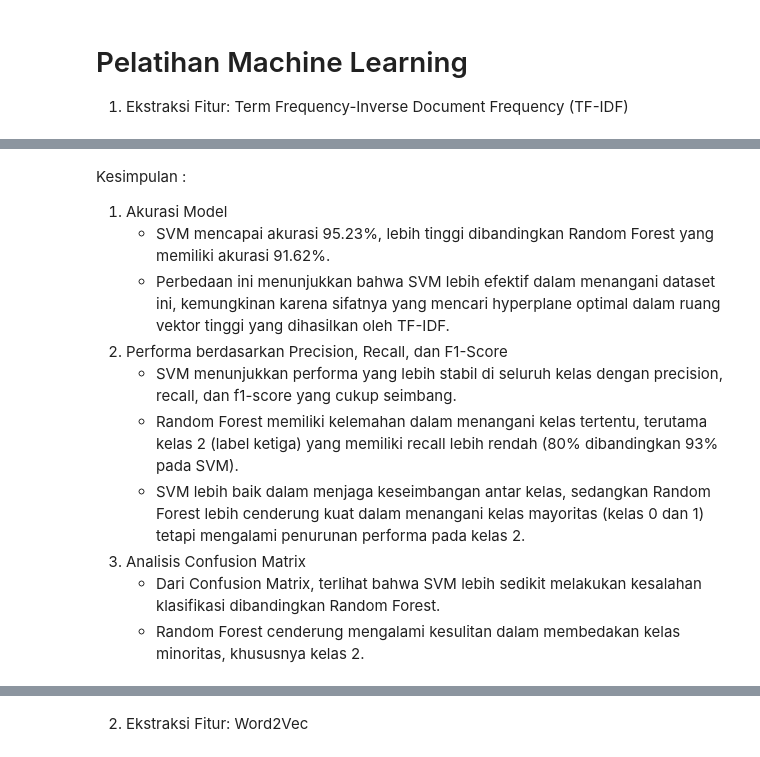
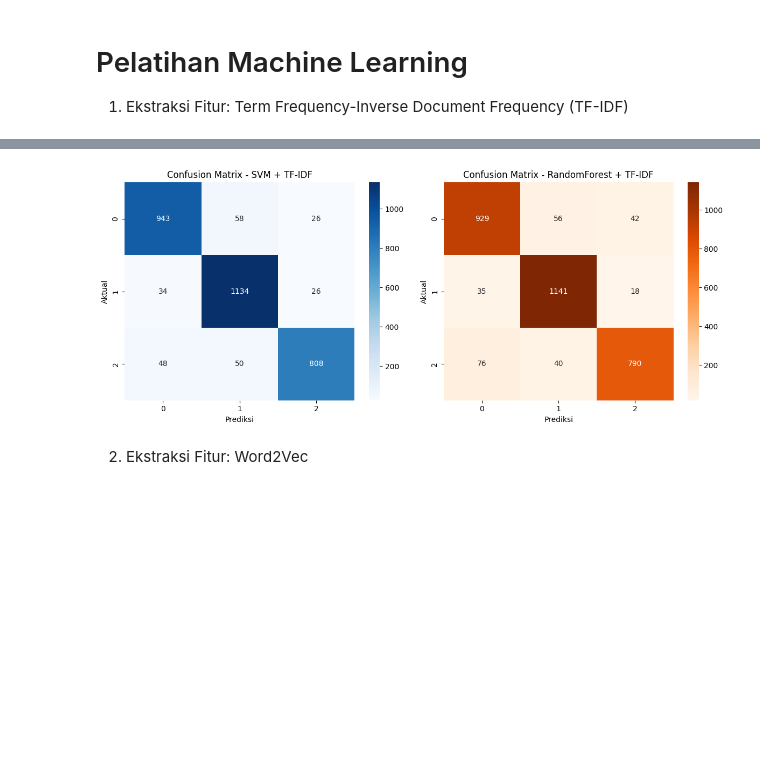
Before and after one commit to esnanta/data-analysis-sentiment-mypertamina, a Jupyter notebook: data_analysis_sentiment_mypertamina.ipynb, the cells around one changed output, grey strips where cells are left out. Cells and saved outputs as stored; diff of their text form; code cells hidden in the pictures; blank space fills up the shorter version.

```diff
--- a/data_analysis_sentiment_mypertamina.ipynb
+++ b/data_analysis_sentiment_mypertamina.ipynb
@@ -502,12 +514,64 @@ weighted avg       0.92      0.92      0.91     29326
-# %% [markdown]
-Kesimpulan :
-1. Akurasi Model
-    * SVM mencapai akurasi 95.23%, lebih tinggi dibandingkan Random Forest yang memiliki akurasi 91.62%.
-    * Perbedaan ini menunjukkan bahwa SVM lebih efektif dalam menangani dataset ini, kemungkinan karena sifatnya yang mencari hyperplane optimal dalam ruang vektor tinggi yang dihasilkan oleh TF-IDF.
-2. Performa berdasarkan Precision, Recall, dan F1-Score
-    * SVM menunjukkan performa yang lebih stabil di seluruh kelas dengan precision, recall, dan f1-score yang cukup seimbang.
-    * Random Forest memiliki kelemahan dalam menangani kelas tertentu, terutama kelas 2 (label ketiga) yang memiliki recall lebih rendah (80% dibandingkan 93% pada SVM).
-    * SVM lebih baik dalam menjaga keseimbangan antar kelas, sedangkan Random Forest lebih cenderung kuat dalam menangani kelas mayoritas (kelas 0 dan 1) tetapi mengalami penurunan performa pada kelas 2.
-3. Analisis Confusion Matrix
-    * Dari Confusion Matrix, terlihat bahwa SVM lebih sedikit melakukan kesalahan klasifikasi dibandingkan Random Forest.
-    * Random Forest cenderung mengalami kesulitan dalam membedakan kelas minoritas, khususnya kelas 2.
+# %%
+# 1. Ekstraksi Fitur dengan TF-IDF dengan parameter yang diperbarui
+vectorizer = TfidfVectorizer(ngram_range=(1,2), max_features=5000, min_df=5)
+X = vectorizer.fit_transform(clean_review_df['text_akhir'])
+y = clean_review_df['label']
+
+# 2. Bagi dataset menjadi training dan testing
+X_train, X_test, y_train, y_test = train_test_split(
+    X, y, test_size=0.2, random_state=42, stratify=y  # stratify disarankan jika ingin pembagian kelas seimbang
+)
+
+# 3. Karena X_train berupa sparse matrix, konversi ke dense untuk SMOTE
+X_train_dense = X_train.toarray()
+
+# 4. Terapkan SMOTE pada data training
+smote = SMOTE(random_state=42)
+X_train_res, y_train_res = smote.fit_resample(X_train_dense, y_train)
+
+# 5. Ubah X_test menjadi dense untuk konsistensi
+X_test_dense = X_test.toarray()
+
+# --- Evaluasi Model SVM ---
+# 6. Model SVM dengan class_weight='balanced'
+svm_model_tfidf = SVC(kernel='linear', class_weight='balanced', random_state=42)
+svm_model_tfidf.fit(X_train_res, y_train_res)
+
+# 7. Evaluasi Model SVM
+y_pred_svm = svm_model_tfidf.predict(X_test_dense)
+accuracy_svm = accuracy_score(y_test, y_pred_svm)
+print("Akurasi Model (SVM) dengan SMOTE:", accuracy_svm)
+print("\nLaporan Klasifikasi (SVM) dengan SMOTE:\n", classification_report(y_test, y_pred_svm))
+
+# --- Evaluasi Model RandomForest ---
+# 8. Model RandomForest dengan class_weight='balanced'
+rf_model_tfidf = RandomForestClassifier(n_estimators=400, random_state=42, class_weight='balanced')
+rf_model_tfidf.fit(X_train_res, y_train_res)
+
+# 9. Evaluasi Model RandomForest
+y_pred_rf = rf_model_tfidf.predict(X_test_dense)
+accuracy_rf = accuracy_score(y_test, y_pred_rf)
+print("Akurasi Model (RandomForest) dengan SMOTE:", accuracy_rf)
+print("\nLaporan Klasifikasi (RandomForest) dengan SMOTE:\n", classification_report(y_test, y_pred_rf))
+
+# --- Menampilkan Confusion Matrix secara berdampingan ---
+cm_svm = confusion_matrix(y_test, y_pred_svm)
+cm_rf = confusion_matrix(y_test, y_pred_rf)
+
+fig, axes = plt.subplots(1, 2, figsize=(12, 5))
+
+# Confusion Matrix untuk Model SVM
+sns.heatmap(cm_svm, annot=True, fmt='d', cmap='Blues', ax=axes[0])
+axes[0].set_title("Confusion Matrix - SVM + TF-IDF")
+axes[0].set_xlabel("Prediksi")
+axes[0].set_ylabel("Aktual")
+
+# Confusion Matrix untuk Model RandomForest
+sns.heatmap(cm_rf, annot=True, fmt='d', cmap='Oranges', ax=axes[1])
+axes[1].set_title("Confusion Matrix - RandomForest + TF-IDF")
+axes[1].set_xlabel("Prediksi")
+axes[1].set_ylabel("Aktual")
+
+plt.tight_layout()  # Agar plot tidak saling tumpang tindih
+plt.show()
+# %% [output]
@@ -514,3 +595,4 @@ Kesimpulan :
+[figure, added]
 # %% [markdown]
 2. Ekstraksi Fitur: Word2Vec
 # %%
```
Also changed, not shown: parts of 24 cells of this notebook, 8 other files.
